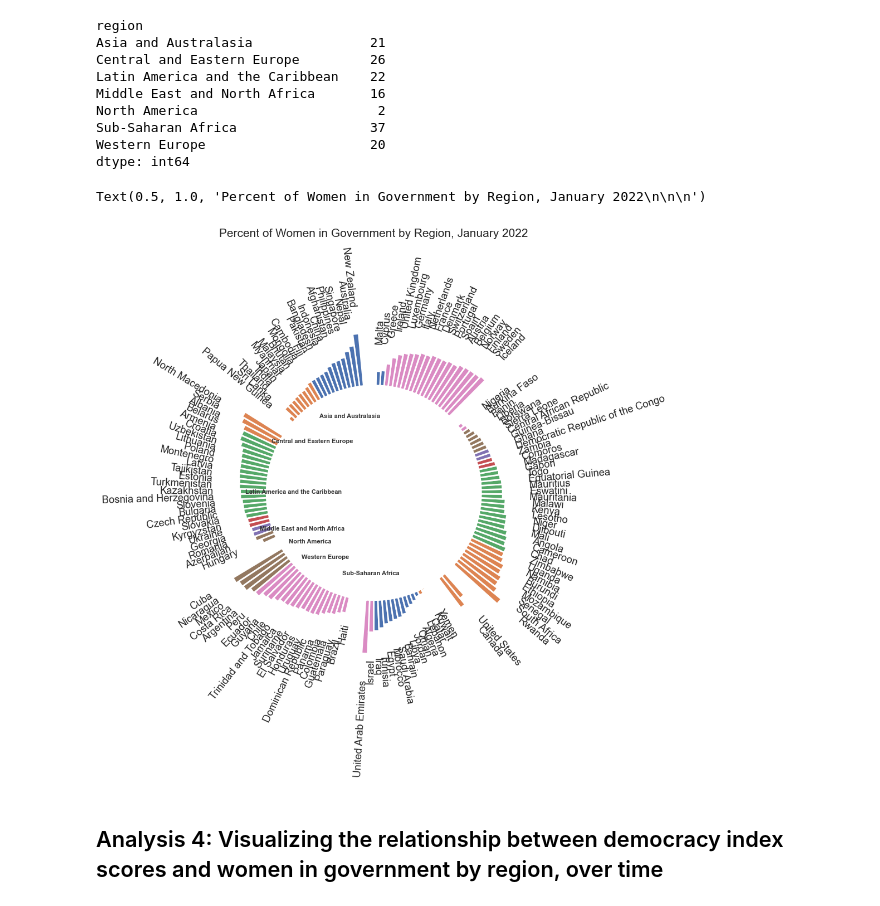
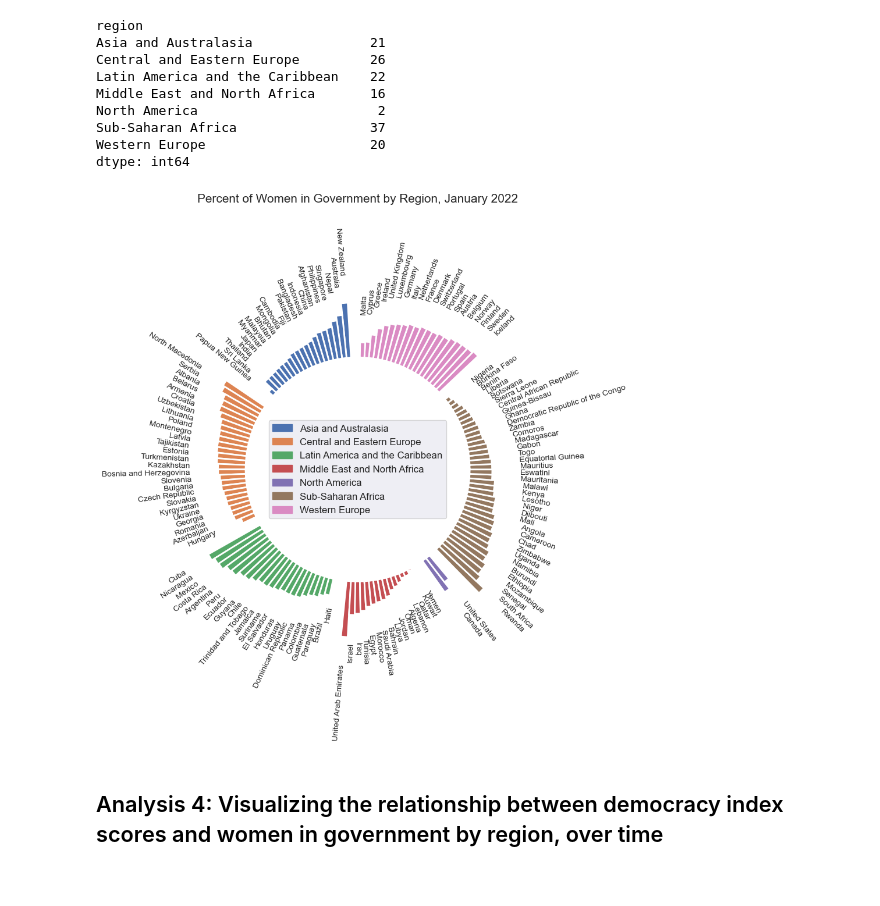
Before and after one commit to samroska/women-in-gov, a Jupyter notebook: data_visualizations.ipynb, the cells around one changed output. Drawn from its saved outputs; the diff is of its cells as text; code cells hidden in the pictures.

Commit message:
fixing circular barchart labels

```diff
--- a/data_visualizations.ipynb
+++ b/data_visualizations.ipynb
@@ -464,7 +464,8 @@ def add_labels(angles, values, labels, offset, ax):
             ha=alignment,
             va="center",
             rotation=rotation,
-            rotation_mode="anchor"
+            rotation_mode="anchor",
+            fontsize = 10
         )
 # %%
 circulardata.groupby('region').size()
@@ -486,67 +487,62 @@ GROUP = circulardata["region"].values
 
 OFFSET = np.pi / 2
 
-PAD = 3
+PAD = 2
 ANGLES_N = len(VALUES) + PAD * len(np.unique(GROUP))
 ANGLES = np.linspace(0, 2 * np.pi, num=ANGLES_N, endpoint=False)
 WIDTH = (2 * np.pi) / len(ANGLES)
 
 offset = 0
 IDXS = []
 GROUPS_SIZE = [21, 26, 22, 16, 2, 37, 20]
 for size in GROUPS_SIZE:
     IDXS += list(range(offset + PAD, offset + size + PAD))
     offset += size + PAD
 
 fig, ax = plt.subplots(figsize=(20, 10), subplot_kw={"projection": "polar"})
 ax.set_theta_offset(OFFSET)
 ax.set_ylim(-1, 1)
 ax.set_frame_on(False)
 ax.xaxis.grid(False)
 ax.yaxis.grid(False)
 ax.set_xticks([])
 ax.set_yticks([])
 
-GROUPS_SIZE =[11,13,17,2,2,6,20]
 COLORS = [f"C{i}" for i, size in enumerate(GROUPS_SIZE) for _ in range(size)]
+
 
 ax.bar(
     ANGLES[IDXS], VALUES, width=WIDTH, color=COLORS,
     edgecolor="white", linewidth=2
 )
 
 add_labels(ANGLES[IDXS], VALUES, LABELS, OFFSET, ax)
 
-# Extra customization below here --------------------
-
-# This iterates over the sizes of the groups adding reference
-# lines and annotations.
-
-offset = 0
-for group, size in zip(list(set(circulardata.region)), GROUPS_SIZE):
-    # Add line below bars
-    x1 = np.linspace(ANGLES[offset + PAD], ANGLES[offset + size + PAD - 1], num=50)
-    ax.plot(x1, [-1] * 50, color="#333333")
-
-    # Add text to indicate group
-    ax.text(
-        np.mean(x1), -.25, group, color="#333333", fontsize=8,
-        fontweight="bold", ha="center", va="center"
-    )
-
-    # Add reference lines at 20, 40, 60, and 80
-    x2 = np.linspace(ANGLES[offset], ANGLES[offset + PAD - 1], num=50)
-    ax.plot(x2, [20] * 50, color="#bebebe", lw=0.8)
-    ax.plot(x2, [40] * 50, color="#bebebe", lw=0.8)
-    ax.plot(x2, [60] * 50, color="#bebebe", lw=0.8)
-    ax.plot(x2, [80] * 50, color="#bebebe", lw=0.8)
-
-    offset += size + PAD
 
 plt.title("Percent of Women in Government by Region, January 2022\n\n\n", fontsize=15)
+
+#add in legend
+# I tried to make this work through matplotlib but really struggled, so ended up making
+# a legend separately. I would like to continue to dig into this problem later.
+def unique(sequence):
+    seen = set()
+    return [x for x in sequence if not (x in seen or seen.add(x))]
+
+unique_colors = unique(COLORS)
+unique_regions = unique(GROUP)
+
+
+asia = mpatches.Patch(color=unique_colors[0], label=unique_regions[0])
+ceeurope = mpatches.Patch(color=unique_colors[1], label=unique_regions[1])
+latin = mpatches.Patch(color=unique_colors[2], label=unique_regions[2])
+mena = mpatches.Patch(color=unique_colors[3], label=unique_regions[3])
+namerica = mpatches.Patch(color=unique_colors[4], label=unique_regions[4])
+safrica = mpatches.Patch(color=unique_colors[5], label=unique_regions[5])
+weurope = mpatches.Patch(color=unique_colors[6], label=unique_regions[6])
+
+plt.legend(handles=[asia, ceeurope, latin, mena, namerica, safrica, weurope]);
 # %% [output]
-Text(0.5, 1.0, 'Percent of Women in Government by Region, January 2022\n\n\n')
-[figure, old version]
+[figure, new version]
 # %% [markdown]
 ## Analysis 4: Visualizing the relationship between democracy index scores and women in government by region, over time
 # %% [markdown]
```
